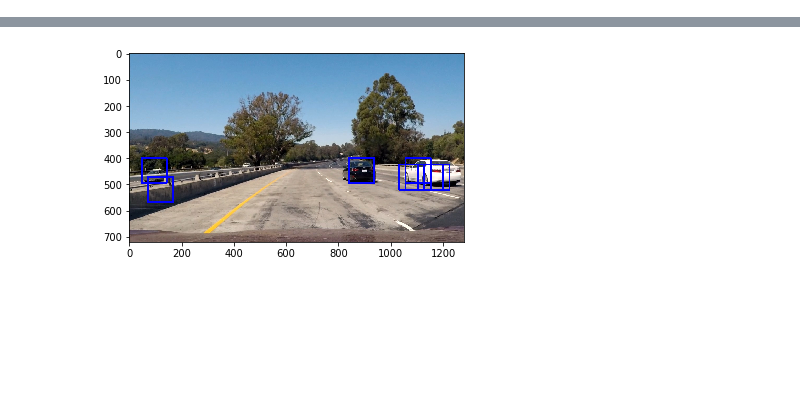
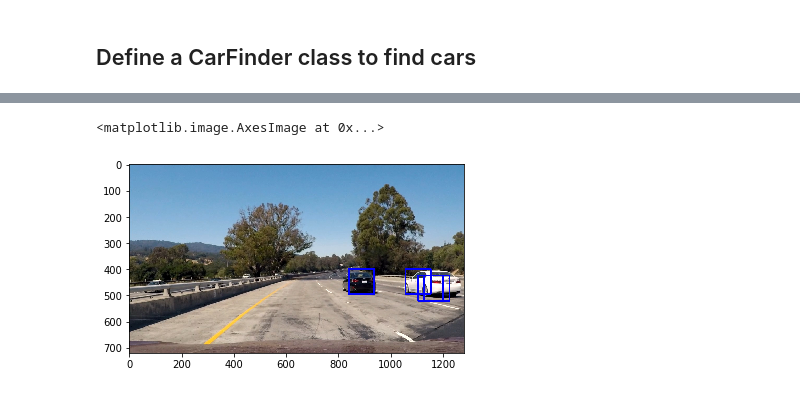
Before and after one commit to liaochiheng/CarND-Term1-P5, a Jupyter notebook: P5.ipynb, the cells around one changed output, grey strips where cells are left out. Drawn from its saved outputs; the diff is of its cells as text; code cells hidden in the pictures; blank space fills up the shorter version.

```diff
--- a/P5.ipynb
+++ b/P5.ipynb
@@ -168,3 +216,5 @@ Test Accuracy of SVC =  0.9907
+# %% [markdown]
+## Define a CarFinder class to find cars
 # %%
 from scipy.ndimage.measurements import label
 
@@ -246,24 +296,24 @@ class CarFinder():
 
         return bbox
 
+    # Draw boxes for single frame
     def draw_bbox(self, img, bbox):
         draw_img = np.copy(img)
         for box in bbox:
             cv2.rectangle(draw_img, box[0], box[1], (0,0,255), 6)
         return draw_img
 
-    def heat_thresh(self, img, thresh=3):
+    # Apply thresh on heatmap for single frame
+    def heat_thresh(self, img, bbox, thresh=2):
         heat = np.zeros_like(img[:,:,0]).astype(np.float)
-        bboxs = self.bboxs[-6:]
-        for bbox in bboxs:
-            for box in bbox:
-                # Add += 1 for all pixels inside each bbox
-                # Assuming each "box" takes the form ((x1, y1), (x2, y2))
-                heat[box[0][1]:box[1][1], box[0][0]:box[1][0]] += 1
-        if len(bboxs) == 6:
-            heat[ heat <= thresh ] = 0
+        for box in bbox:
+            # Add += 1 for all pixels inside each bbox
+            # Assuming each "box" takes the form ((x1, y1), (x2, y2))
+            heat[box[0][1]:box[1][1], box[0][0]:box[1][0]] += 1
+        heat[ heat <= thresh ] = 0
         return heat
 
+    # Draw labels onto image
     def draw_labels(self, img, labels):
         # Iterate through all detected cars
         for car_number in range(1, labels[1]+1):
@@ -279,12 +329,39 @@ class CarFinder():
         # Return the image
         return img
 
-    def draw_cars(self, img):
-        bbox1 = self.find_cars(img, scale=1.5)
-        bbox2 = self.find_cars(img, scale=2.0)
-        self.bboxs.append( bbox1 + bbox2 )
+    # Draw final detections onto image
+    def draw_cars(self, img, thresh=2):
+        bbox = self.find_cars(img, scale=1.5)
+        #bbox2 = self.find_cars(img, scale=2.0)
+        #self.bboxs.append( bbox1 + bbox2 )
 
-        heat = self.heat_thresh(img)
+        heat = self.heat_thresh(img, bbox, thresh)
+        labels = label(heat)
+        draw_img = self.draw_labels(np.copy(img), labels)
+
+        return draw_img
+
+    # Use consecutive frames to detection
+    def heat_thresh_cons(self, img, thresh=2):
+        heat = np.zeros_like(img[:,:,0]).astype(np.float)
+        bs = self.bboxs[-6:]
+        # Add up all the boxes detected in last 6 frames
+        for bbox in bs:
+            for box in bbox:
+                # Add += 1 for all pixels inside each bbox
+                # Assuming each "box" takes the form ((x1, y1), (x2, y2))
+                heat[box[0][1]:box[1][1], box[0][0]:box[1][0]] += 1
+        if len(bs) == 6:
+            heat[ heat <= thresh ] = 0
+        return heat
+
+    # Use consecutive frames to detection
+    def draw_cars_cons(self, img, thresh=2):
+        bbox = self.find_cars(img, scale=1.5)
+        #bbox2 = self.find_cars(img, scale=2.0)
+        self.bboxs.append( bbox )
+
+        heat = self.heat_thresh_cons(img, thresh)
         labels = label(heat)
         draw_img = self.draw_labels(np.copy(img), labels)
 
@@ -292,12 +369,8 @@ class CarFinder():
 
 finder = CarFinder(clf)
 
-ystart = 400
-ystop = 656
-scale = 1.5
-
 img = mpimg.imread('test_images/test1.jpg')
-bbox = finder.find_cars(img, ystart, ystop, 1.5)
+bbox = finder.find_cars(img, scale=1.5)
 test = finder.draw_bbox(img, bbox)
 
 plt.imshow(test)
@@ -306 +380,2 @@ plt.imshow(test)
+<matplotlib.image.AxesImage at 0x...>
-[figure, old version]
+[figure, new version]
```
Also changed, not shown: parts of 19 cells of this notebook, 10 other files.
